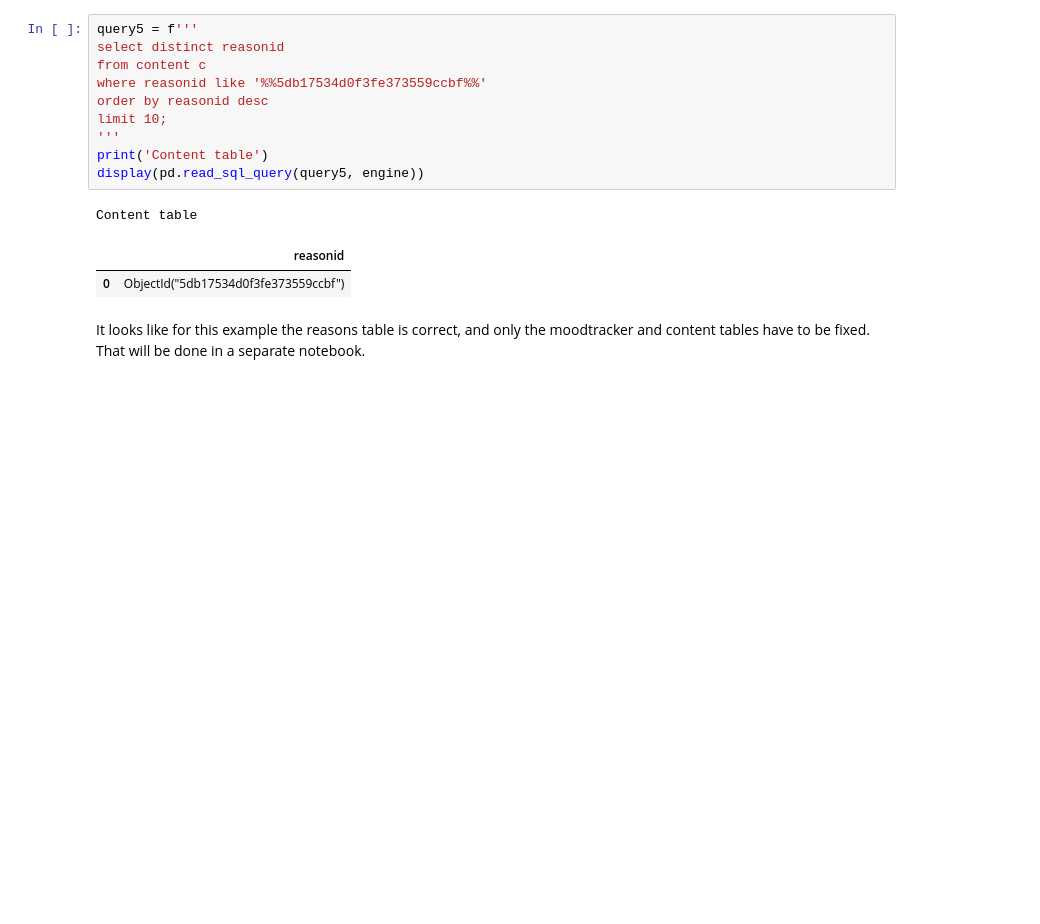
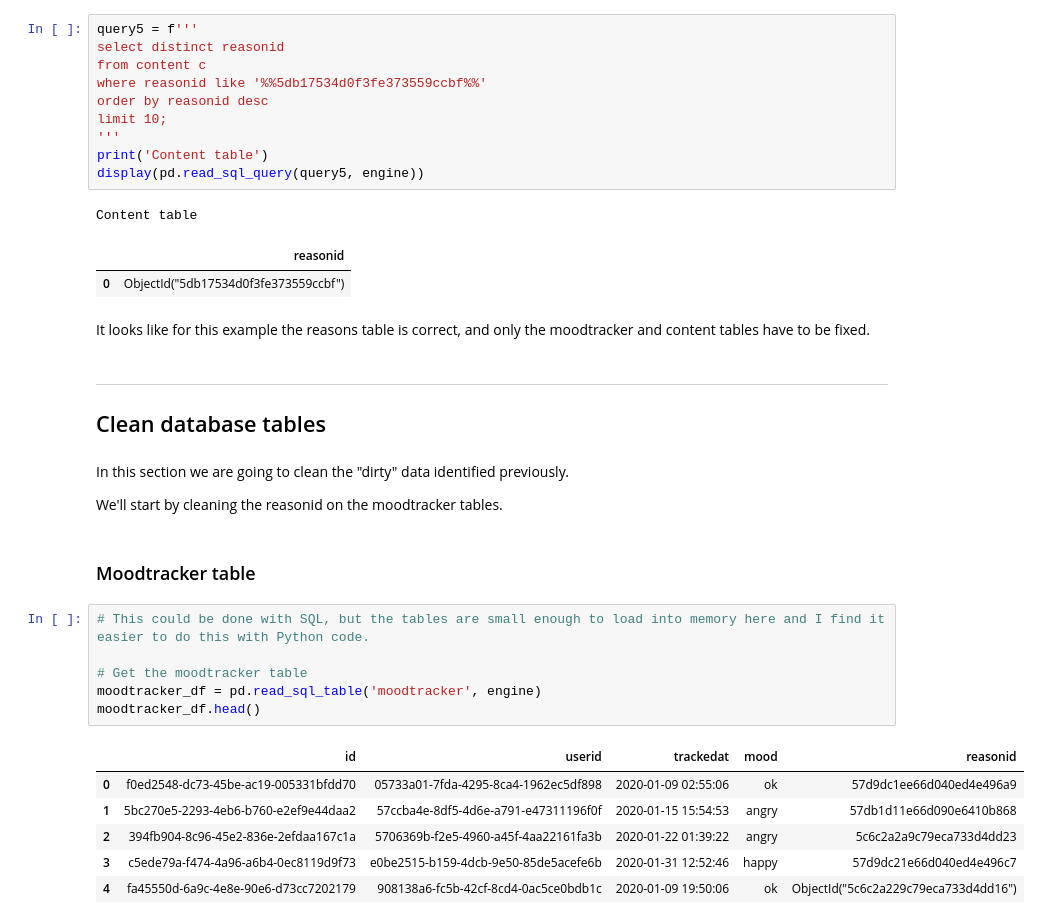
Before and after one commit to adfsan/z-challenge, a Jupyter notebook: initial_check_and_QA.ipynb, the cells around one changed output. Cells and saved outputs as stored; diff of their text form; blank space fills up the shorter version.

Commit message:
Clean reasonid in the moodtracker table

```diff
--- a/initial_check_and_QA.ipynb
+++ b/initial_check_and_QA.ipynb
@@ -270,4 +270,26 @@ Content table
 |  | reasonid |
 | 0 | ObjectId("5db17534d0f3fe373559ccbf") |
 # %% [markdown]
-It looks like for this example the reasons table is correct, and only the moodtracker and content tables have to be fixed. That will be done in a separate notebook.
+It looks like for this example the reasons table is correct, and only the moodtracker and content tables have to be fixed.
+# %% [markdown]
+__________________
+## Clean database tables
+# %% [markdown]
+In this section we are going to clean the "dirty" data identified previously.
+
+We'll start by cleaning the reasonid on the moodtracker tables.
+# %% [markdown]
+### Moodtracker table
+# %%
+# This could be done with SQL, but the tables are small enough to load into memory here and I find it easier to do this with Python code.
+
+# Get the moodtracker table
+moodtracker_df = pd.read_sql_table('moodtracker', engine)
+moodtracker_df.head()
+# %% [output]
+|  | id | userid | trackedat | mood | reasonid |
+| 0 | f0ed2548-dc73-45be-ac19-005331bfdd70 | 05733a01-7fda-4295-8ca4-1962ec5df898 | 2020-01-09 02:55:06 | ok | 57d9dc1ee66d040ed4e496a9 |
+| 1 | 5bc270e5-2293-4eb6-b760-e2ef9e44daa2 | 57ccba4e-8df5-4d6e-a791-e47311196f0f | 2020-01-15 15:54:53 | angry | 57db1d11e66d090e6410b868 |
+| 2 | 394fb904-8c96-45e2-836e-2efdaa167c1a | 5706369b-f2e5-4960-a45f-4aa22161fa3b | 2020-01-22 01:39:22 | angry | 5c6c2a2a9c79eca733d4dd23 |
+| 3 | c5ede79a-f474-4a96-a6b4-0ec8119d9f73 | e0be2515-b159-4dcb-9e50-85de5acefe6b | 2020-01-31 12:52:46 | happy | 57d9dc21e66d040ed4e496c7 |
+| 4 | fa45550d-6a9c-4e8e-90e6-d73cc7202179 | 908138a6-fc5b-42cf-8cd4-0ac5ce0bdb1c | 2020-01-09 19:50:06 | ok | ObjectId("5c6c2a229c79eca733d4dd16") |
```
Also changed, not shown: parts of 14 cells of this notebook.
